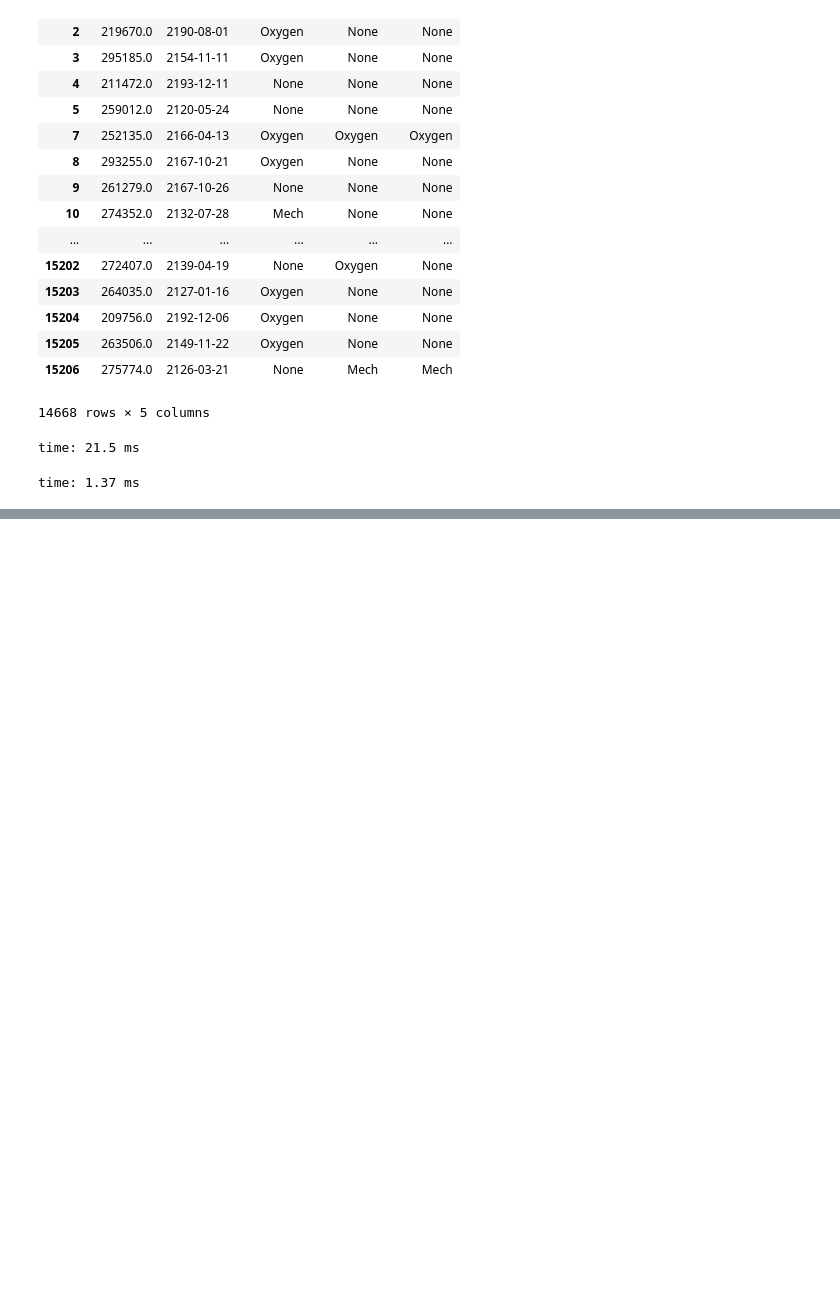
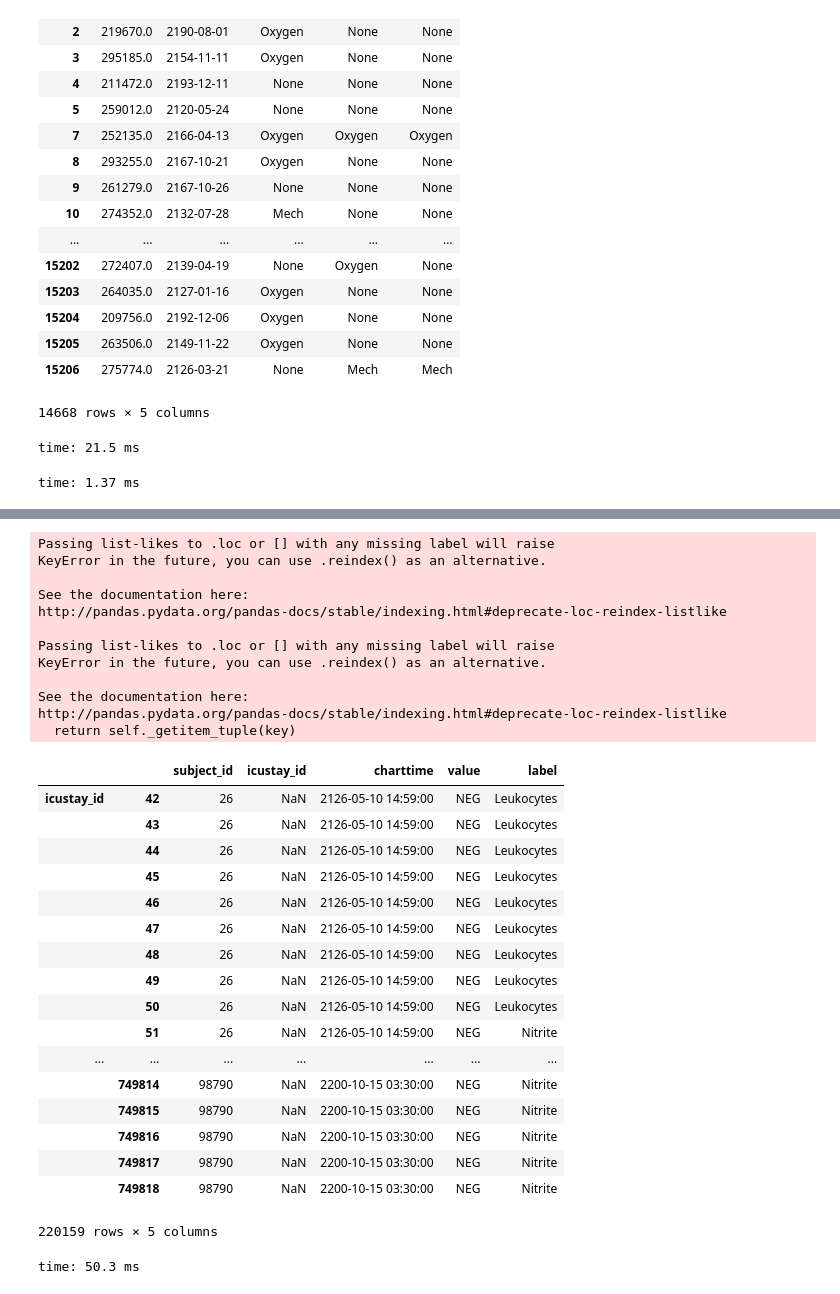
Before and after one commit to kellylinyingxin/mimiciii-antibiotics-modeling, a Jupyter notebook: notebooks/06.2-v_QC_and_missingness.ipynb, the cells around one changed output, grey strips where cells are left out. Saved outputs shown, nothing was run; the diff lists cells and outputs as text; code cells hidden in the pictures; blank space fills up the shorter version.

```diff
--- a/notebooks/06.2-v_QC_and_missingness.ipynb
+++ b/notebooks/06.2-v_QC_and_missingness.ipynb
@@ -1009,0 +1229,37 @@ time: 1.37 ms
+# %%
+#uti_all_72 #this is a good case to learn multi-indexing on, where I need to index the hadm_id and charttime.
+pd.concat([uti_all_72.loc[:,['subject_id', 'icustay_id','charttime','value','label']]], keys=('icustay_id','charttime'))#, names=['charttime'])
+
+#pd.concat([df], keys=['Foo'], names=['Firstlevel'])
+# %% [output]
+Passing list-likes to .loc or [] with any missing label will raise
+KeyError in the future, you can use .reindex() as an alternative.
+
+See the documentation here:
+http://pandas.pydata.org/pandas-docs/stable/indexing.html#deprecate-loc-reindex-listlike
+
+Passing list-likes to .loc or [] with any missing label will raise
+KeyError in the future, you can use .reindex() as an alternative.
+
+See the documentation here:
+http://pandas.pydata.org/pandas-docs/stable/indexing.html#deprecate-loc-reindex-listlike
+  return self._getitem_tuple(key)
+|  |  | subject_id | icustay_id | charttime | value | label |
+| icustay_id | 42 | 26 | NaN | 2126-05-10 14:59:00 | NEG | Leukocytes |
+|  | 43 | 26 | NaN | 2126-05-10 14:59:00 | NEG | Leukocytes |
+|  | 44 | 26 | NaN | 2126-05-10 14:59:00 | NEG | Leukocytes |
+|  | 45 | 26 | NaN | 2126-05-10 14:59:00 | NEG | Leukocytes |
+|  | 46 | 26 | NaN | 2126-05-10 14:59:00 | NEG | Leukocytes |
+|  | 47 | 26 | NaN | 2126-05-10 14:59:00 | NEG | Leukocytes |
+|  | 48 | 26 | NaN | 2126-05-10 14:59:00 | NEG | Leukocytes |
+|  | 49 | 26 | NaN | 2126-05-10 14:59:00 | NEG | Leukocytes |
+|  | 50 | 26 | NaN | 2126-05-10 14:59:00 | NEG | Leukocytes |
+|  | 51 | 26 | NaN | 2126-05-10 14:59:00 | NEG | Nitrite |
+| ... | ... | ... | ... | ... | ... | ... |
+|  | 749814 | 98790 | NaN | 2200-10-15 03:30:00 | NEG | Nitrite |
+|  | 749815 | 98790 | NaN | 2200-10-15 03:30:00 | NEG | Nitrite |
+|  | 749816 | 98790 | NaN | 2200-10-15 03:30:00 | NEG | Nitrite |
+|  | 749817 | 98790 | NaN | 2200-10-15 03:30:00 | NEG | Nitrite |
+|  | 749818 | 98790 | NaN | 2200-10-15 03:30:00 | NEG | Nitrite |
+220159 rows × 5 columns
+time: 50.3 ms
```
Also changed, not shown: parts of 25 cells of this notebook, 1 other file.
